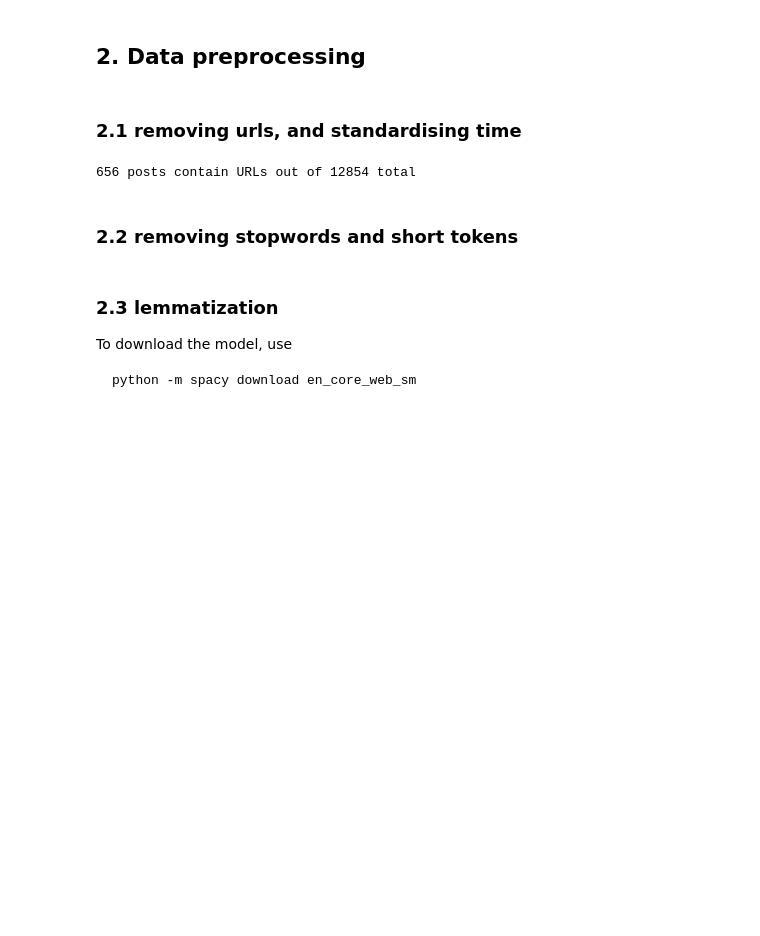
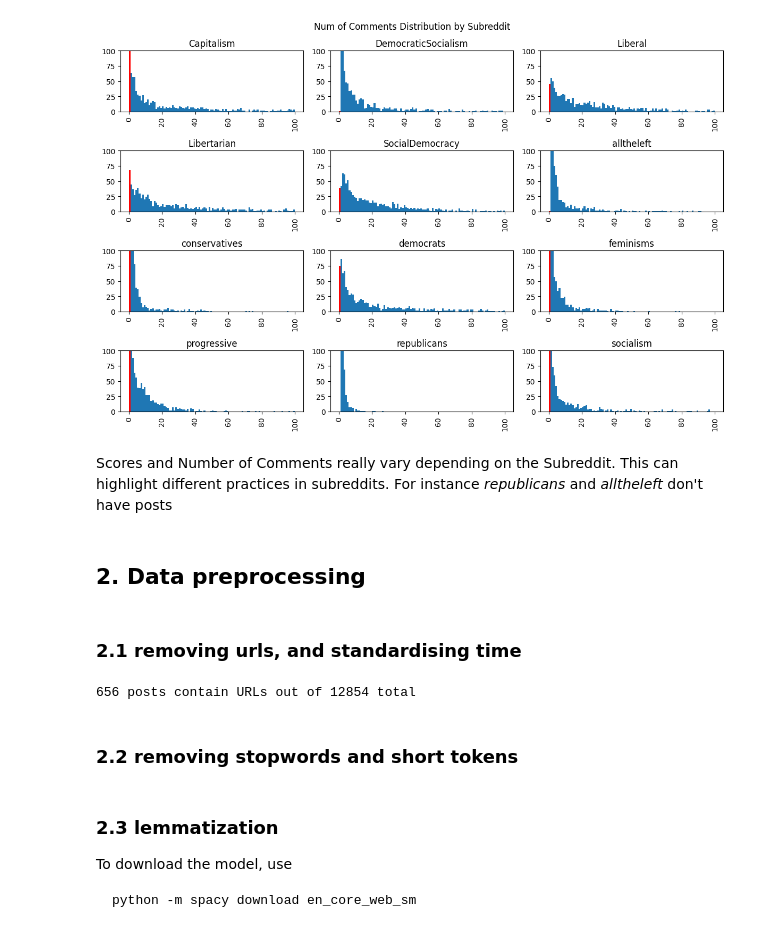
Before and after one commit to nathanaelambert/ConservativesLiberals, a Jupyter notebook: base_analysis.ipynb, the cells around one changed output. Cells and saved outputs as stored; diff of their text form; code cells hidden in the pictures; blank space fills up the shorter version.

```diff
--- a/base_analysis.ipynb
+++ b/base_analysis.ipynb
@@ -41,3 +85,9 @@ plt.show()
+# %%
+plot_subreddit('Num of Comments', 100, 100, 1)
+# %% [output]
+[figure, added]
+# %% [markdown]
+Scores and Number of Comments really vary depending on the Subreddit. This can highlight different practices in subreddits. For instance *republicans* and *alltheleft* don't have posts
 # %% [markdown]
 ## 2. Data preprocessing
 # %% [markdown]
```
Also changed, not shown: parts of 15 cells of this notebook.
